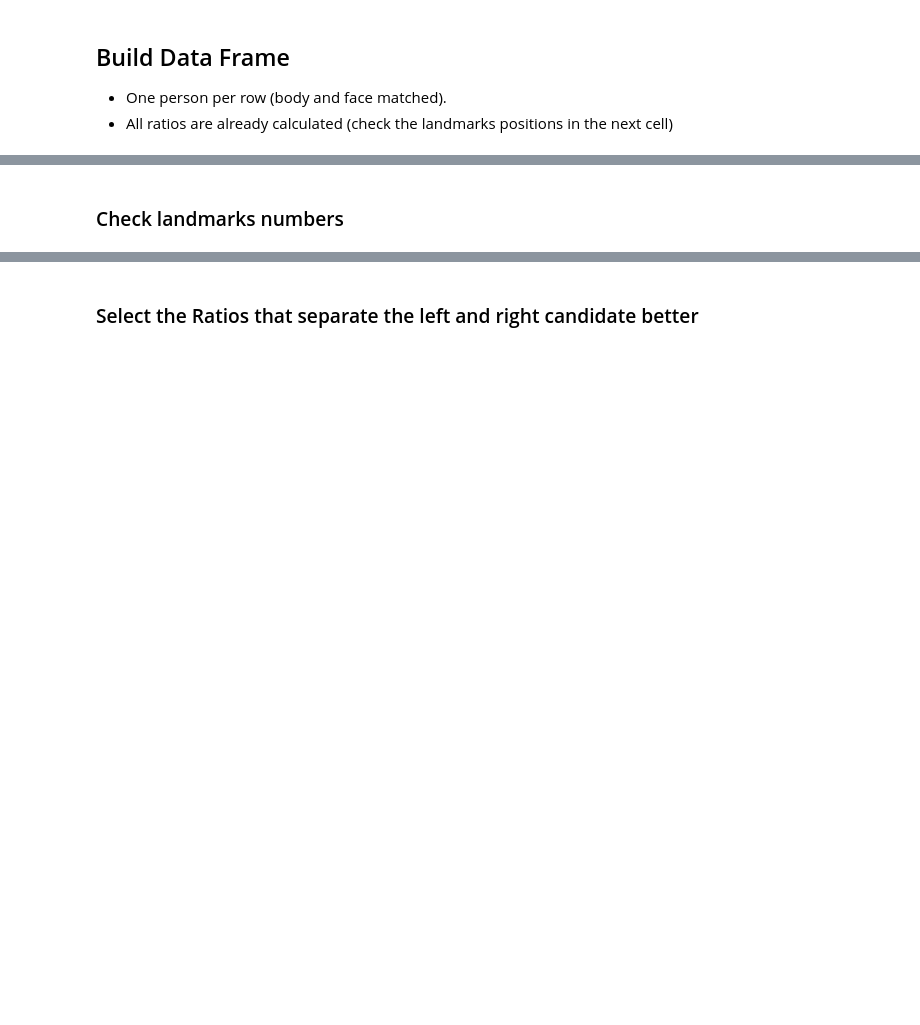
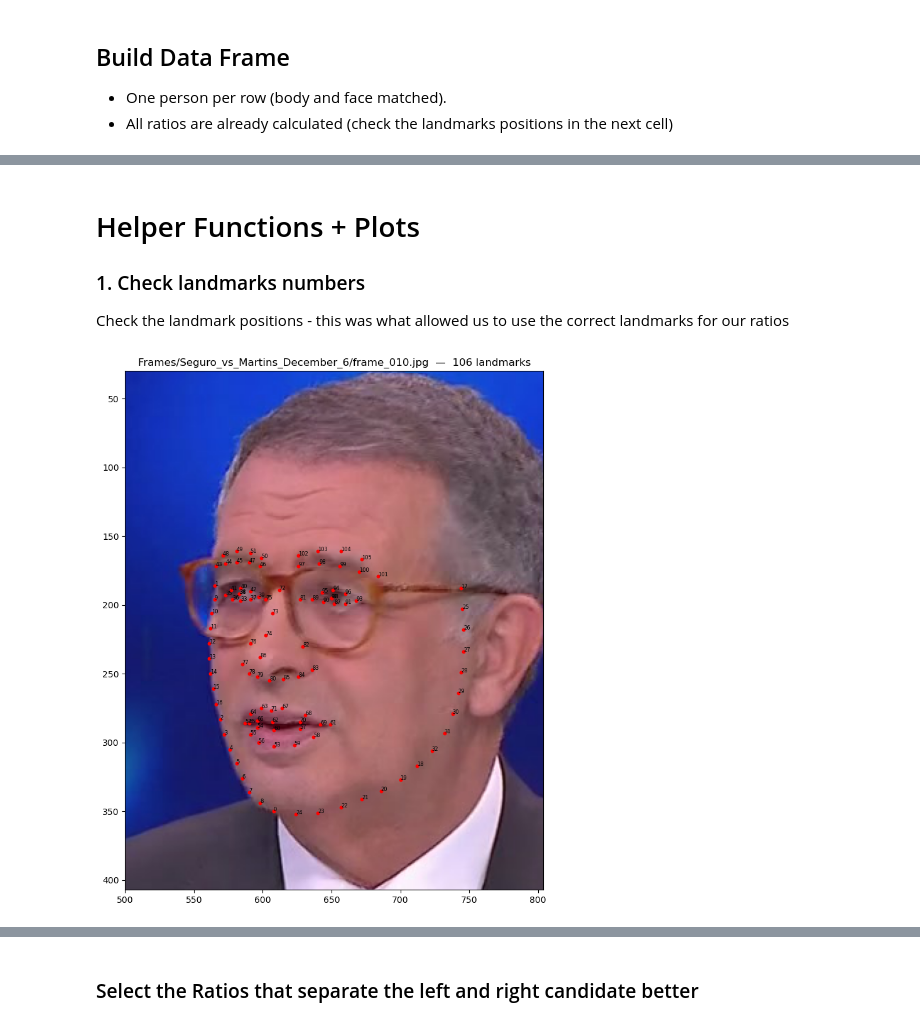
Before and after one commit to Dinisas/Big-Data, a Jupyter notebook: labeling_visual/visual_and_audio.ipynb, the cells around one changed output, grey strips where cells are left out. Saved outputs shown, nothing was run; the diff lists cells and outputs as text; code cells hidden in the pictures; blank space fills up the shorter version.

```diff
--- a/labeling_visual/visual_and_audio.ipynb
+++ b/labeling_visual/visual_and_audio.ipynb
@@ -17,7 +17,7 @@ from scipy.spatial.distance import cdist
 # Select candidates
 
 person1 = 'Martins'
-person2 = 'Gouveia_Melo'
+person2 = 'Seguro'
 # %%
 # Load visual pkl for debate with person 1 and person 2 OR all debates with person 1 OR all debates
 # find debate name that contains both candidates
@@ -58,3 +63,12 @@ FileNotFoundError: [Errno 2] No such file or directory: 'Project_Features\\Marti
+# %%
+Y_CUT    = 450
+AREA_CUT = 8000
+
+def is_interpreter(face, y_cut=Y_CUT, area_cut=AREA_CUT):
+    x1, y1, x2, y2 = face['bbox']
+    yc   = (y1 + y2) / 2
+    area = (x2 - x1) * (y2 - y1)
+    return (yc > y_cut) and (area < area_cut)   # BOTH low AND small
 # %% [markdown]
 ## Build Data Frame
 - One person per row (body and face matched).
@@ -73,10 +87,18 @@ for index, row in data_raw.iterrows():
     faces = row['Fer']
     poses = row['Poses']
 
-    if isinstance(faces, list) and len(faces) > 0 and len(faces)<=3:
+    if isinstance(faces, list) and len(faces) > 0:
+        #check if faces is a dict (and if it has bbox probbaly has the other keys)
         valid_faces = [f for f in faces if isinstance(f, dict) and 'bbox' in f]
-        people_count = len(valid_faces)
+        # filter - GESTUAL LANGUAGE
+        valid_faces = [f for f in valid_faces if not is_interpreter(f)]
+    else:
+        valid_faces =[]
 
+
+    people_count = len(valid_faces)
+
+    if 0<people_count <=3:
         for i, face in enumerate(valid_faces):
             # 1. Face Coordinates
             f_box = face['bbox'] # [x1, y1, x2, y2]
@@ -152,6 +174,7 @@ for index, row in data_raw.iterrows():
                 'People_Count': people_count,
                 'Person_Index': i,
                 'Face_X_Center': f_x_center,
+                'Face_Y_Center': f_y_center,
                 'Face_Area': face_area,
                 'Face_BBox': f_box,
                 'Body_BBox': matched_body_bbox,
@@ -172,7 +195,7 @@ for index, row in data_raw.iterrows():
         # Handle empty frames
         master_data.append({
             'Frame': frame_id, 'Frame_Number': frame_number, 'People_Count': 0, 'Person_Index': None,
-            'Face_X_Center': None, 'Face_Area': None, 'Face_BBox': None,
+            'Face_X_Center': None,'Face_Y_Center': None, 'Face_Area': None, 'Face_BBox': None,
             'Body_BBox': None, 'Top_Emotion': None, 'Emotion_Prob': None,
             'Landmarks': None, 'Pose_Keypoints': None, 'Ratio_Face': None,
                 'Ratio_Up_Low_Face': None, 'Ratio_Eyes_Face': None, 'Ratio_Nose_Face': None,
@@ -182,3 +205,4 @@ for index, row in data_raw.iterrows():
 
 df_people = pd.DataFrame(master_data)
 print(f"Important data (df shape): {df_people.shape}")
+df_people['People_Count'].value_counts()
@@ -185,5 +216,7 @@ print(f"Important data (df shape): {df_people.shape}")
 # %% [markdown]
-### Check landmarks numbers
+# Helper Functions + Plots
+### 1. Check landmarks numbers
+Check the landmark positions - this was what allowed us to use the correct landmarks for our ratios
 # %%
 
 def get_landmarks_xy(lm):
@@ -192,31 +225,34 @@ def get_landmarks_xy(lm):
         arr = arr.reshape(106, 2)
     #elif arr.ndim == 2 and arr.shape[1] >= 2:
     #    arr = arr[:, 0:2]
     return arr
 
 has_lm = df_people['Landmarks'].apply(lambda v: v is not None)
 sample = df_people[has_lm & (df_people['People_Count'] == 1)]
 
 sample = df_people[df_people['Frame_Number'] ==10]
 
 
 for idx, row in sample.iterrows():
     pts  = get_landmarks_xy(row['Landmarks'])
     fbox = row['Face_BBox']
 
     fig, ax = plt.subplots(figsize=(9, 9))
     try:
         ax.imshow(Image.open(row['Frame']))
     except Exception as e:
         print(f"(no image for {row['Frame']}: {e}) — plotting points only")
     ax.scatter(pts[:, 0], pts[:, 1], s=10, c='red', zorder=3)
     for i, (x, y) in enumerate(pts):
         ax.annotate(str(i), (x, y), fontsize=6, color='black', zorder=4)
 
     if fbox is not None:                     # zoom to the face so indices are readable
         pad = 0.3 * (fbox[2] - fbox[0])
         ax.set_xlim(fbox[0] - pad, fbox[2] + pad)
         ax.set_ylim(fbox[3] + pad, fbox[1] - pad)   # inverted y (image coords)
 
     ax.set_title(f"{row['Frame']}  —  {len(pts)} landmarks")
-    plt.tight_layout(); plt.show()
+    plt.tight_layout()
+    plt.show()
+# %% [output]
+[figure, added]
```
Also changed, not shown: parts of 26 cells of this notebook.
